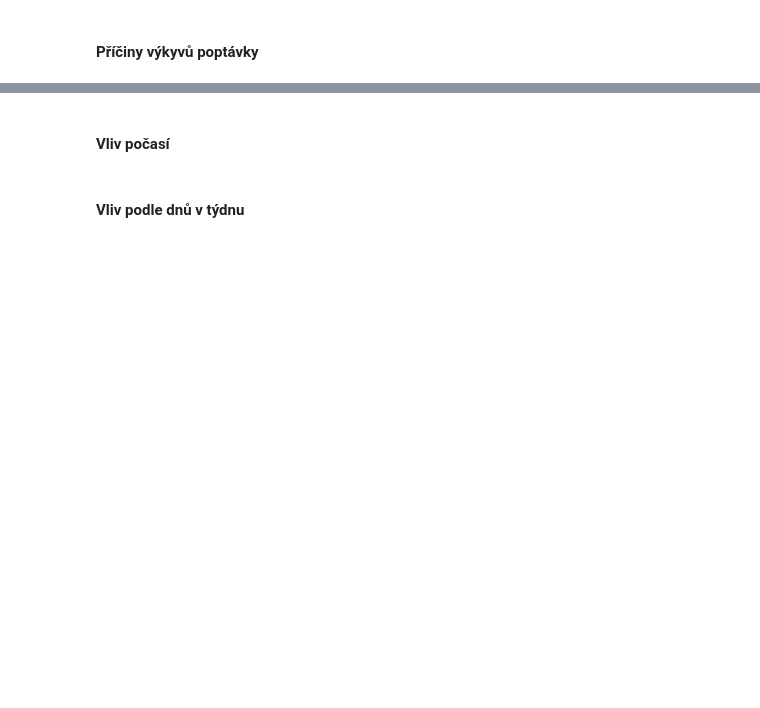
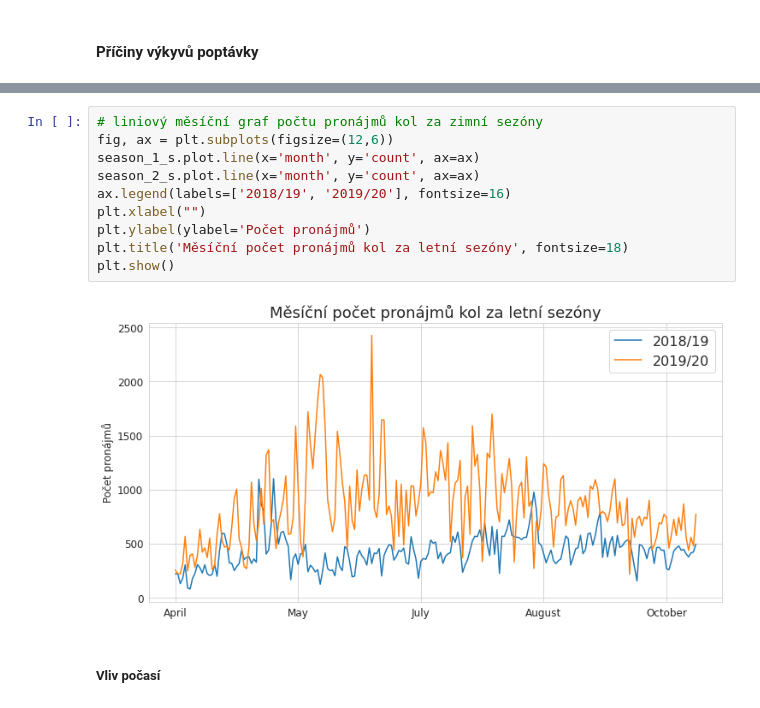
Before and after one commit to 9berny9/bikes, a Jupyter notebook: bikes_process.ipynb, the cells around one changed output, grey strips where cells are left out. Saved outputs shown, nothing was run; the diff lists cells and outputs as text; blank space fills up the shorter version.

```diff
--- a/bikes_process.ipynb
+++ b/bikes_process.ipynb
@@ -924,4 +978,14 @@ ax2.set_ylabel("Median délky výpujčky (s)");
+# %%
+# liniový měsíční graf počtu pronájmů kol za zimní sezóny
+fig, ax = plt.subplots(figsize=(12,6))
+season_1_s.plot.line(x='month', y='count', ax=ax)
+season_2_s.plot.line(x='month', y='count', ax=ax)
+ax.legend(labels=['2018/19', '2019/20'], fontsize=16)
+plt.xlabel("")
+plt.ylabel(ylabel='Počet pronájmů')
+plt.title('Měsíční počet pronájmů kol za letní sezóny', fontsize=18)
+plt.show()
+# %% [output]
+[figure, added]
 # %% [markdown]
-#### Vliv počasí
+##### Vliv počasí
-# %% [markdown]
-#### Vliv podle dnů v týdnu
```
Also changed, not shown: parts of 8 cells of this notebook.
